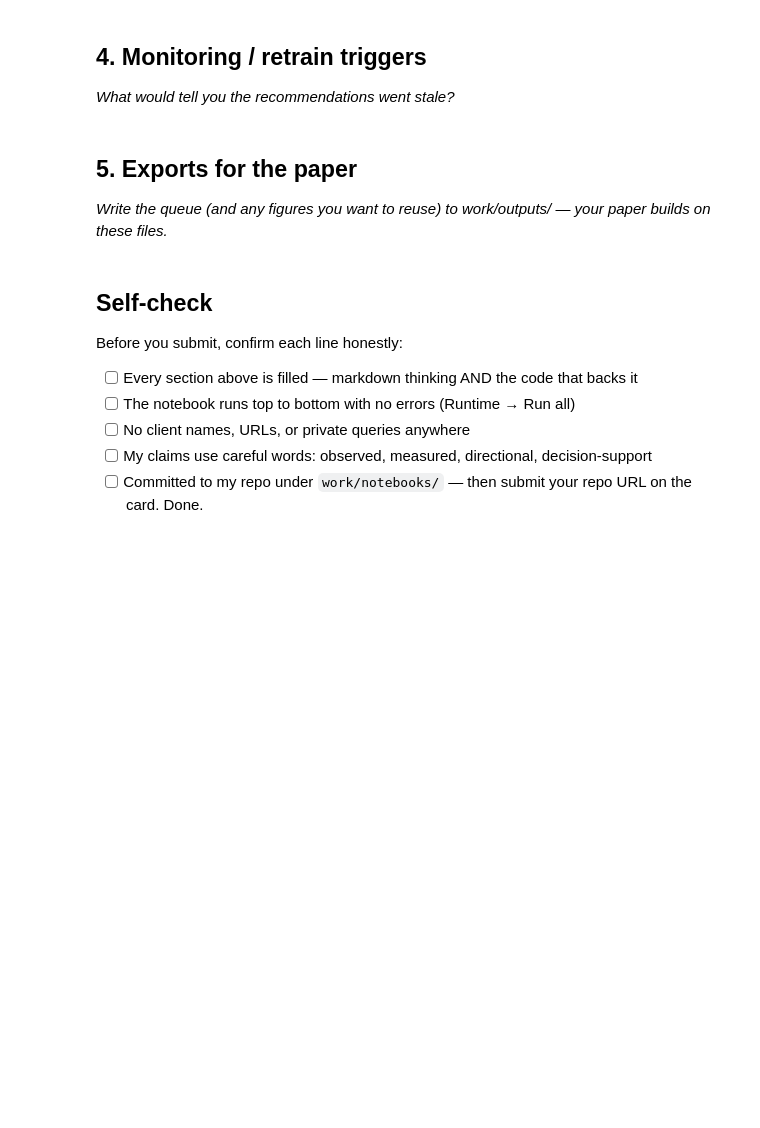
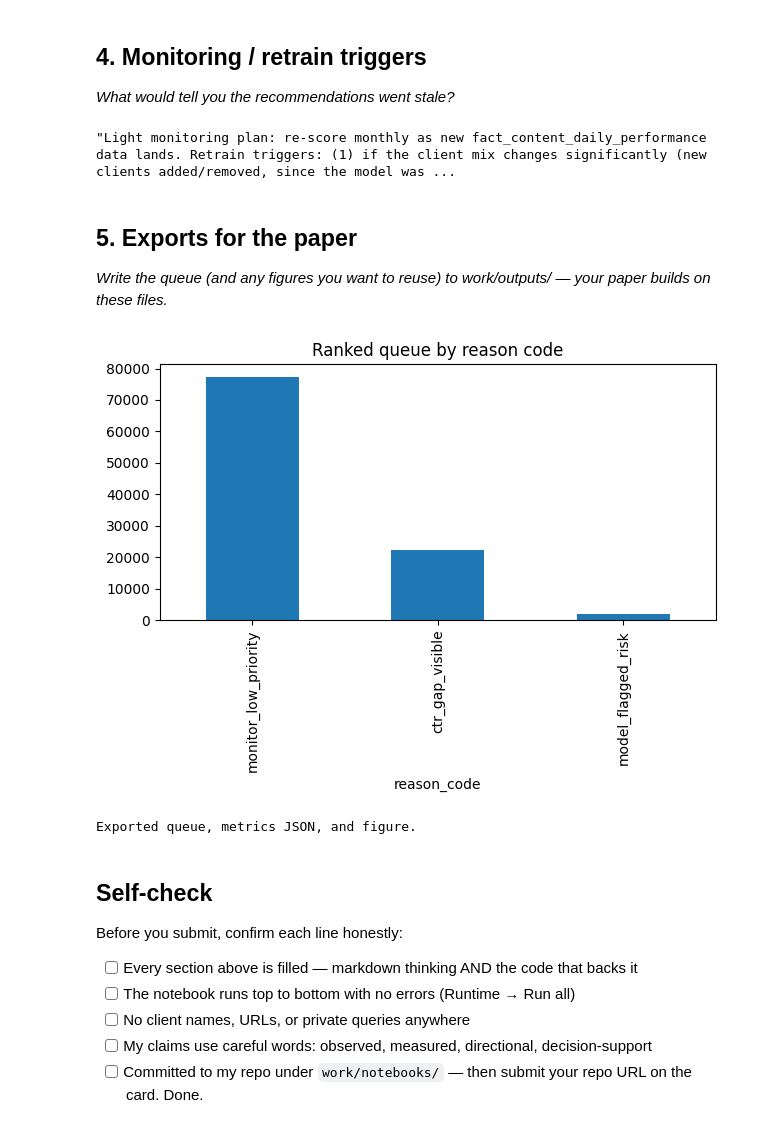
Before and after one commit to meharalirajar060-codeee/Flyrank_Internship_ML_MAR, a Jupyter notebook: work/notebooks/w07_action_playbook.ipynb, the cells around one changed output. Drawn from its saved outputs; the diff is of its cells as text; code cells hidden in the pictures; blank space fills up the shorter version.

```diff
--- a/work/notebooks/w07_action_playbook.ipynb
+++ b/work/notebooks/w07_action_playbook.ipynb
@@ -37,3 +141,9 @@ This skeleton is yours to fill. Work the sections **in order** — each one has
+# %%
+# This cell is for CODE (numbers, a query, a check).
+# Write your text answer in the cell ABOVE this one — typing sentences here breaks Run All.
+"""Light monitoring plan: re-score monthly as new fact_content_daily_performance data lands. Retrain triggers: (1) if the client mix changes significantly (new clients added/removed, since the model was validated on a specific 35/9 train/test client split); (2) if Precision@50 on a fresh held-out month drops meaningfully below the ML-09 baseline (0.64) — a sign the model's signal has drifted; (3) at minimum quarterly, since this is only validated on one month-pair (March->April) and search behavior can shift seasonally."""
+# %% [output]
+"Light monitoring plan: re-score monthly as new fact_content_daily_performance data lands. Retrain triggers: (1) if the client mix changes significantly (new clients added/removed, since the model was ...
 # %% [markdown]
 ## 5. Exports for the paper
 
@@ -41,6 +151,38 @@ This skeleton is yours to fill. Work the sections **in order** — each one has
 # %%
 # This cell is for CODE (numbers, a query, a check).
 # Write your text answer in the cell ABOVE this one — typing sentences here breaks Run All.
+# %%
+os.makedirs("work/outputs", exist_ok=True)
+os.makedirs("work/figures", exist_ok=True)
+
+ranked_queue.to_csv("work/outputs/action_playbook_queue.csv", index=False)
+
+metrics = {
+    "model": "random_forest",
+    "validation_split": "client_holdout",
+    "auc": 0.580,
+    "avg_precision": 0.615,
+    "precision_at_50": 0.64,
+    "naive_split_auc_for_comparison": 0.626,
+    "naive_split_precision_at_50": 0.78,
+    "baseline_rule_precision_at_50": 0.64,
+    "n_train_clients": 35,
+    "n_test_clients": 9,
+}
+with open("work/outputs/model_metrics.json", "w") as f:
+    json.dump(metrics, f, indent=2)
+
+import matplotlib.pyplot as plt
+top_reason_counts = ranked_queue["reason_code"].value_counts()
+top_reason_counts.plot(kind="bar", title="Ranked queue by reason code")
+plt.tight_layout()
+plt.savefig("work/figures/reason_code_distribution.png")
+plt.show()
+
+print("Exported queue, metrics JSON, and figure.")
+# %% [output]
+[figure, added]
+Exported queue, metrics JSON, and figure.
 # %% [markdown]
 ## Self-check
 
```
Also changed, not shown: parts of 9 cells of this notebook.
